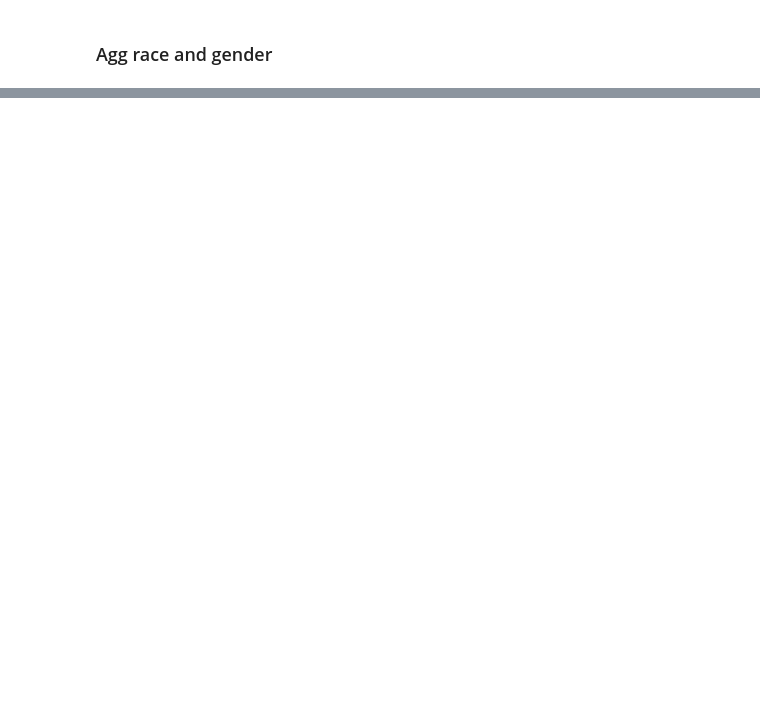
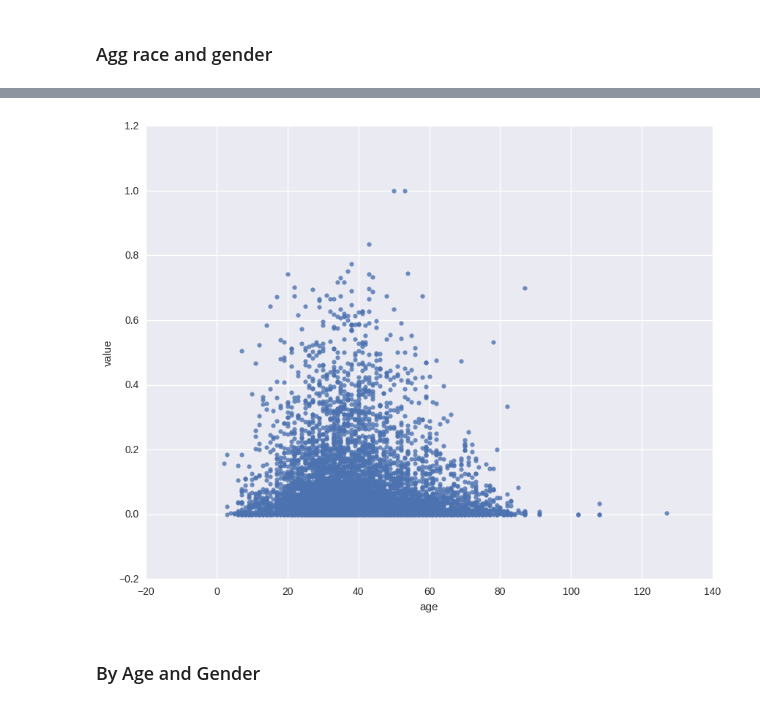
Before and after one commit to usc-sail/mica-text-characternetworks, a Jupyter notebook: analysis/Graph Analysis.ipynb, the cells around one changed output, grey strips where cells are left out. Drawn from its saved outputs; the diff is of its cells as text; code cells hidden in the pictures; blank space fills up the shorter version.

```diff
--- a/analysis/Graph Analysis.ipynb
+++ b/analysis/Graph Analysis.ipynb
@@ -25,8 +28,11 @@ logging.basicConfig(format = "%(asctime)-15s %(message)s", level = logging.DEBUG
 th = 2
 data_dir = "../data/utterances_with_charnames/*"
 info_dir = "../data/charandmovie_info/"
+birthdays_f = "../data/age/actor_birthdays.txt"
 # %% [markdown]
 ## Read all scripts
+# %%
+birthdays = readBirthdays(birthdays_f)
 # %%
 data = {}
 for script in glob(data_dir):
@@ -441,21 +342,0 @@ Extract the community structure and modularity measurement of each graph using L
-# %%
-communities = []
-modularities = []
-
-for t in types:
-    for script, d in data.items():
-        if t not in d['genres']:
-            continue
-
-        G = d['graph']
-        parts = community.best_partition(G)
-        try:
-            q = community.modularity(parts, G)
-        except ValueError:
-            logging.debug("Script {} has no links".format(script))
-
-        communities.append((t, len(set(parts.values()))))
-        modularities.append((t, q))
-
-communities = pd.DataFrame(communities, columns=["genre", "communities"])
-modularities = pd.DataFrame(modularities, columns=["genre", "modularity"])
@@ -496,0 +361,16 @@ pred_baseline
+# %%
+# Agg by age
+
+aggByAge = []
+
+for script, d in data.items():
+    G = d['graph']
+    centrs = nx.betweenness_centrality(G)
+
+
+    for n in G.nodes():
+        aggByAge.append((G.node[n]['age'], centrs[n]))
+
+aggByAge = pd.DataFrame(aggByAge, columns=['age', 'value'])
+aggByAge = aggByAge[aggByAge.age > 0]
+aggByAge.head()
@@ -496,0 +384,6 @@ pred_baseline
+# %%
+ax = sns.regplot(x = "age", y = "value", data = aggByAge, fit_reg = False)
+# %% [output]
+[figure, added]
+# %% [markdown]
+### By Age and Gender
```
Also changed, not shown: parts of 55 cells of this notebook, 3 other files.
